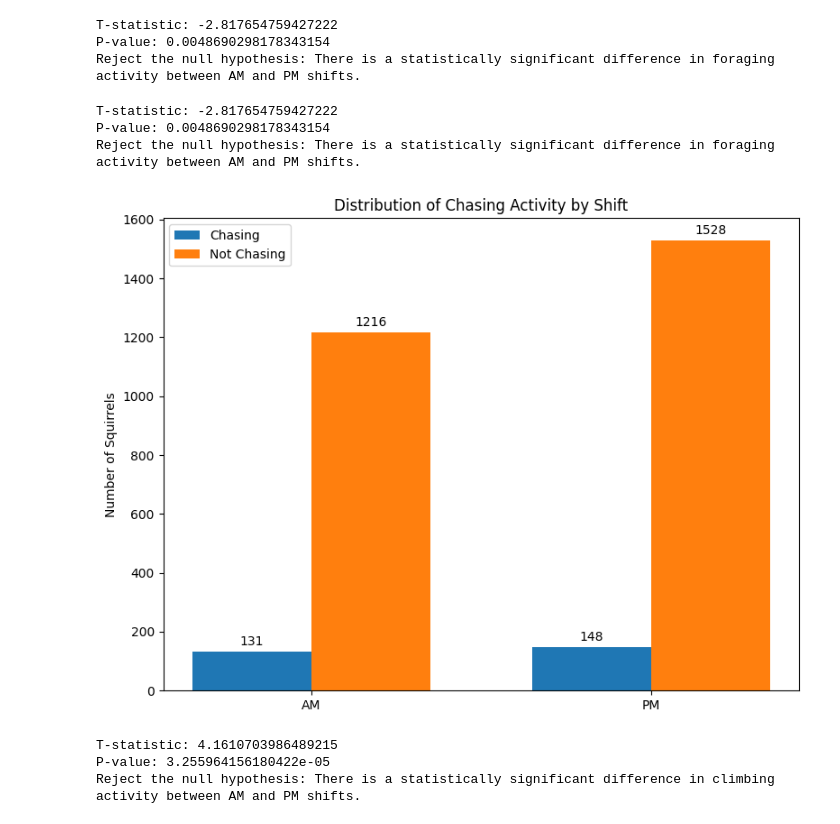
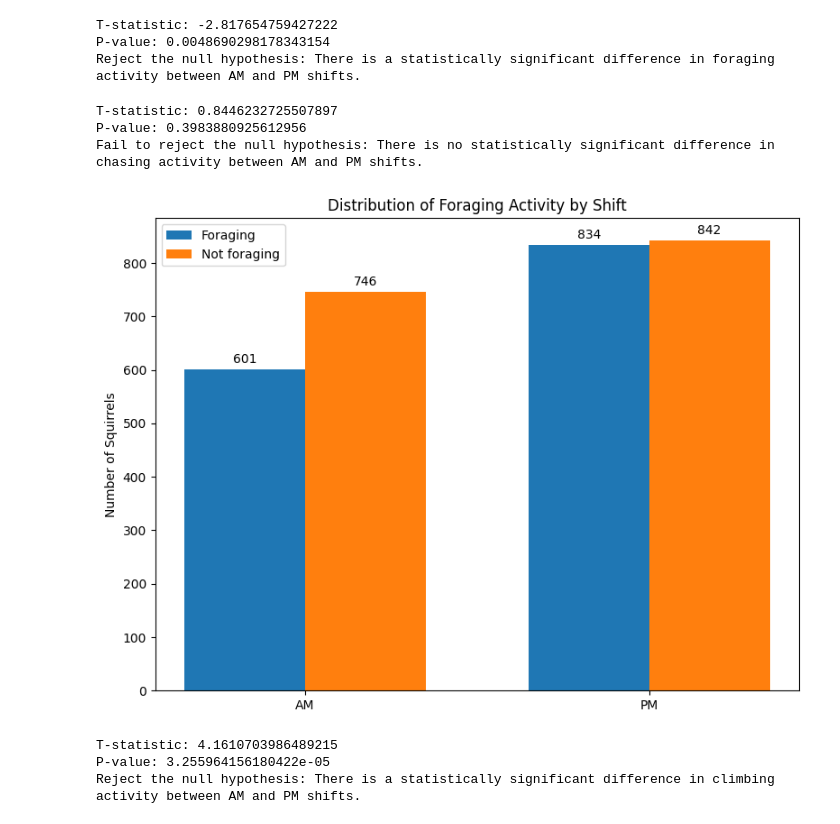
Before and after one commit to remi3333/DSPR_Research_Wildlife, a Jupyter notebook: WildlifeResearch.ipynb, the cells around one changed output. Cells and saved outputs as stored; diff of their text form; code cells hidden in the pictures.

```diff
--- a/WildlifeResearch.ipynb
+++ b/WildlifeResearch.ipynb
@@ -3,7 +3,7 @@
 # %%
 import pandas as pd
 import numpy as np
-url = '/2018_Central_Park_Squirrel_Census_-_Squirrel_Data_20250721 (1).csv'
+url = '/content/2018_Central_Park_Squirrel_Census_-_Squirrel_Data_20250721 (1).csv'
 squirrel_df = pd.read_csv(url)
 squirrel_df.head()
 # %% [output]
@@ -309,8 +309,8 @@ Null Hypothesis: There is no statistically significant difference in the foragin
 Alternative Hypothesis: Theres is a statistically significant difference in the foraging activity bteween the AM and PM SHifts in the NYC squirrel population.
 '''
 # Filter the 'Running' column based on the 'Shift' column
-group_5 = squirrel_df[squirrel_df['Shift'] == 'AM']['Foraging']
-group_6 = squirrel_df[squirrel_df['Shift'] == 'PM']['Foraging']
+group_5 = squirrel_df[squirrel_df['Shift'] == 'AM']['Chasing']
+group_6 = squirrel_df[squirrel_df['Shift'] == 'PM']['Chasing']
 
 # Perform the independent samples t-test
 t_stat, p_val = ttest_ind(group_5, group_6)
@@ -321,20 +321,20 @@ print(f"P-value: {p_val}")
 # Interpret the results
 alpha = 0.05
 if p_val < alpha:
-    print("Reject the null hypothesis: There is a statistically significant difference in foraging activity between AM and PM shifts.")
+    print("Reject the null hypothesis: There is a statistically significant difference in chasing activity between AM and PM shifts.")
 else:
-    print("Fail to reject the null hypothesis: There is no statistically significant difference in foraging activity between AM and PM shifts.")
+    print("Fail to reject the null hypothesis: There is no statistically significant difference in chasing activity between AM and PM shifts.")
 # %% [output]
-T-statistic: -2.817654759427222
-P-value: 0.0048690298178343154
-Reject the null hypothesis: There is a statistically significant difference in foraging activity between AM and PM shifts.
+T-statistic: 0.8446232725507897
+P-value: 0.3983880925612956
+Fail to reject the null hypothesis: There is no statistically significant difference in chasing activity between AM and PM shifts.
 # %%
 #disribution of eating activity by shift grouped bar chart
 import matplotlib.pyplot as plt
 import numpy as np
 
 # Calculate the counts of True and False for 'Eating' for each shift
-chasing_counts = squirrel_df.groupby('Shift')['Chasing'].value_counts().unstack().fillna(0)
+chasing_counts = squirrel_df.groupby('Shift')['Foraging'].value_counts().unstack().fillna(0)
 
 categories = chasing_counts.index.tolist()
 group_5_values = chasing_counts[True].tolist() # Counts where Eating is True
@@ -344,37 +344,37 @@ group_6_values = chasing_counts[False].tolist() # Counts where Eating is False
 bar_width = 0.35  # Increased bar width for better visualization
 x = np.arange(len(categories))
 
 fig, ax = plt.subplots(figsize=(8, 6)) # Adjusted figure size
 
 # Plotting each group with an offset
-rects1 = ax.bar(x - bar_width/2, group_5_values, bar_width, label='Chasing')
-rects2 = ax.bar(x + bar_width/2, group_6_values, bar_width, label='Not Chasing')
+rects1 = ax.bar(x - bar_width/2, group_5_values, bar_width, label='Foraging')
+rects2 = ax.bar(x + bar_width/2, group_6_values, bar_width, label='Not foraging')
 
 ax.set_ylabel('Number of Squirrels')
-ax.set_title('Distribution of Chasing Activity by Shift')
+ax.set_title('Distribution of Foraging Activity by Shift')
 ax.set_xticks(x)
 ax.set_xticklabels(categories)
 ax.legend()
 
 # Add counts on top of the bars
 def autolabel(rects):
     for rect in rects:
         height = rect.get_height()
         ax.annotate('{}'.format(int(height)),
                     xy=(rect.get_x() + rect.get_width() / 2, height),
                     xytext=(0, 3),  # 3 points vertical offset
                     textcoords="offset points",
                     ha='center', va='bottom')
 
 autolabel(rects1)
 autolabel(rects2)
 
 
 plt.tight_layout()
 
 plt.show()
 # %% [output]
-[figure, old version]
+[figure, new version]
 # %%
 '''
 Null Hypothesis: There is no statistically significant difference in the climbing activity between the AM and PM shifts in the NYC squirrel population.
```
Also changed, not shown: parts of 4 cells of this notebook.
